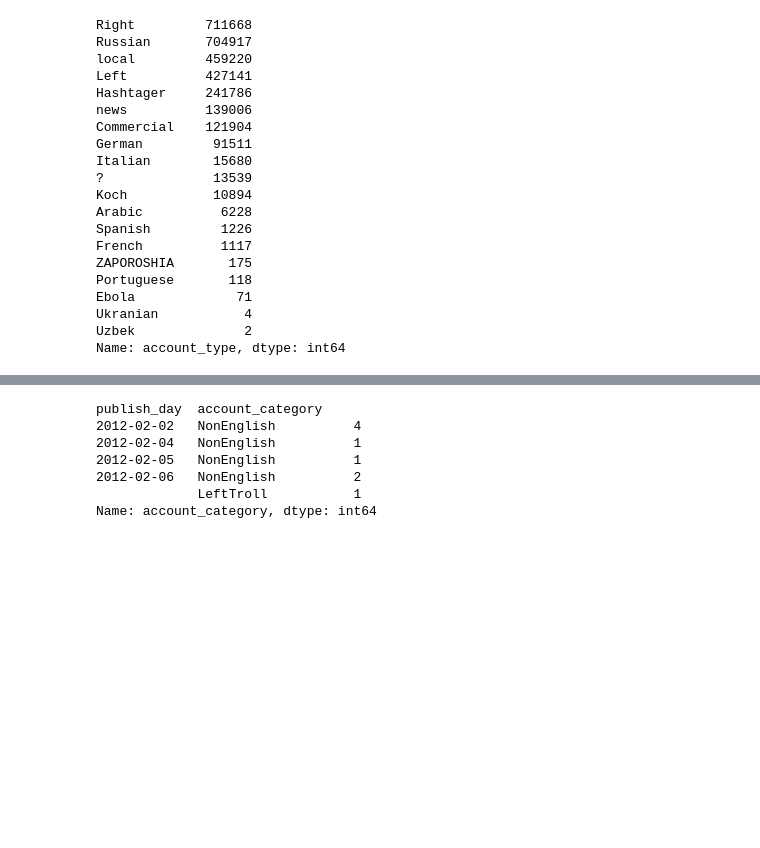
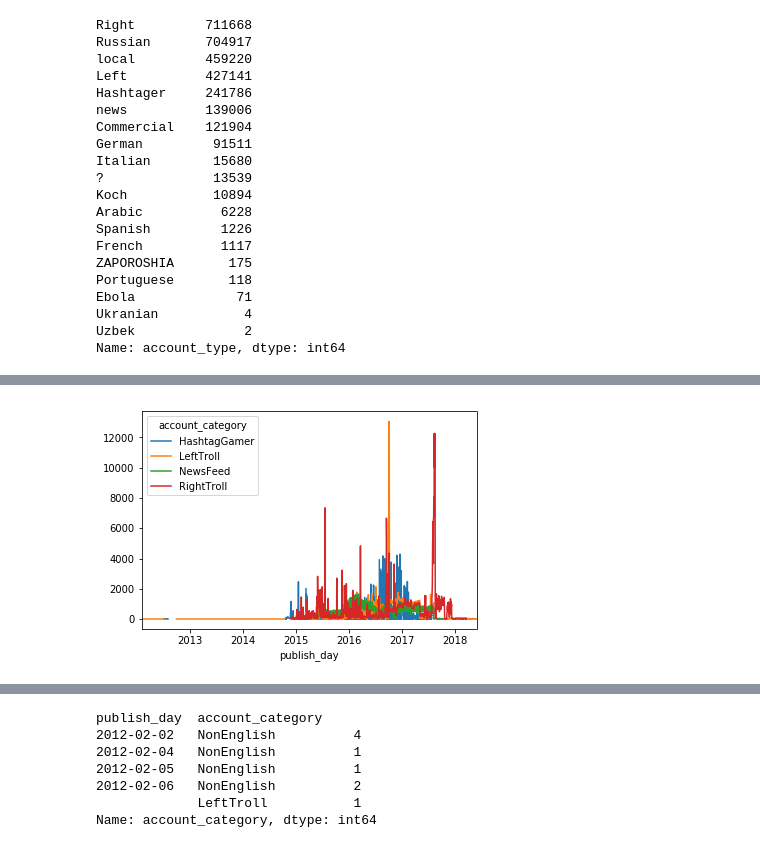
Before and after one commit to adamlutzz/DS-Unit-1-Sprint-2-Data-Wrangling-and-Storytelling, a Jupyter notebook: module3-make-explanatory-visualizations/LS_DS_123_Make_Explanatory_Visualizations.ipynb, the cells around one changed output, grey strips where cells are left out. Drawn from its saved outputs; the diff is of its cells as text; code cells hidden in the pictures; blank space fills up the shorter version.

```diff
--- a/module3-make-explanatory-visualizations/LS_DS_123_Make_Explanatory_Visualizations.ipynb
+++ b/module3-make-explanatory-visualizations/LS_DS_123_Make_Explanatory_Visualizations.ipynb
@@ -774,0 +787,3 @@ df['publish_day'] = df['publish_date'].dt.date
+# %%
+subset = df[['publish_day', 'account_category', 'year']]
+subset.head()
@@ -774,0 +797,4 @@ df['publish_day'] = df['publish_date'].dt.date
+# %%
+subset = subset.loc[subset['account_category'].isin(view_type)]
+print(subset.shape)
+subset.head()
@@ -774,0 +809,4 @@ df['publish_day'] = df['publish_date'].dt.date
+# %%
+subset.groupby('publish_day')['account_category'].value_counts().unstack().plot();
+# %% [output]
+[figure, added]
```
Also changed, not shown: parts of 26 cells of this notebook.
